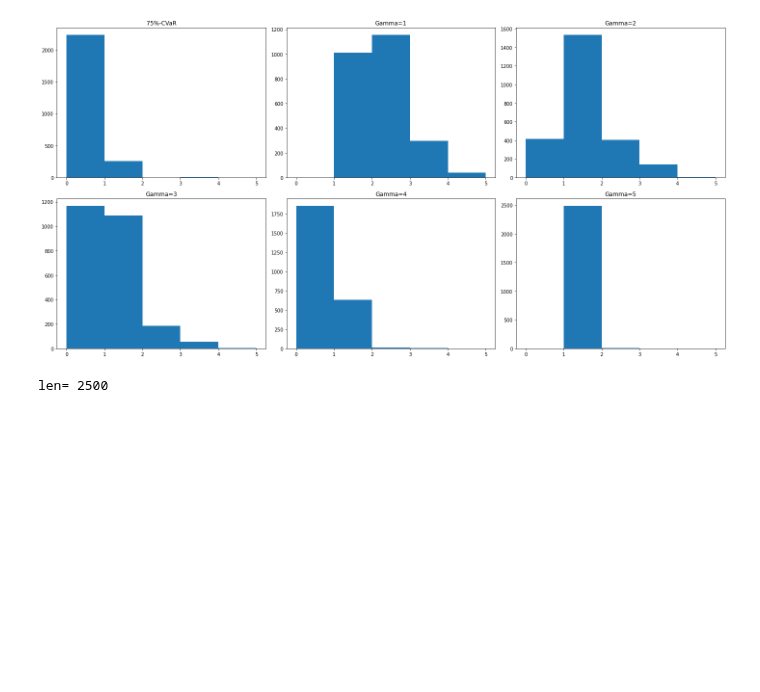
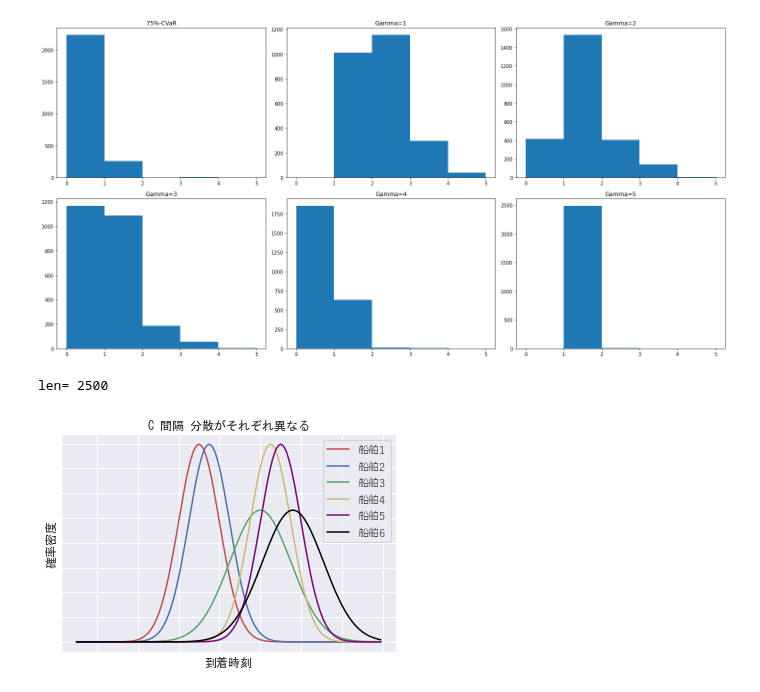
Before and after one commit to ikumadaiki/CPMP, a Jupyter notebook: callback.ipynb, the cells around one changed output. Cells and saved outputs as stored; diff of their text form; code cells hidden in the pictures; blank space fills up the shorter version.

```diff
--- a/callback.ipynb
+++ b/callback.ipynb
@@ -695,3 +697,27 @@ Presolve removed 0 rows and 15 columns
 the objective function 2.0
 [figure]
 len= 2500
+# %%
+import numpy as np
+from scipy.stats import norm
+import math
+import matplotlib.pyplot as plt
+%matplotlib inline
+import seaborn as sns
+sns.set()
+
+color=["r","b","g","y","purple","black"]
+
+X=np.arange(-5,10,0.1)
+y=[1,1,1.5,1,1,1.5]
+for i,j in enumerate([1,1.5,4,4.5,5,5.6]):
+  Y=norm.pdf(X,j,y[i])
+  plt.plot(X,Y,color=color[i],label="船舶"+str(i+1))
+plt.title("C 間隔 分散がそれぞれ異なる", fontname="MS Gothic")
+plt.tick_params(labelbottom=False, labelleft=False, labelright=False, labeltop=False)
+plt.xlabel('到着時刻', fontname="MS Gothic")
+plt.ylabel('確率密度', fontname="MS Gothic")
+plt.legend(prop={'family':'Yu Gothic'})
+plt.show()
+# %% [output]
+[figure, added]
```
Also changed, not shown: parts of 7 cells of this notebook, 1 other file.
